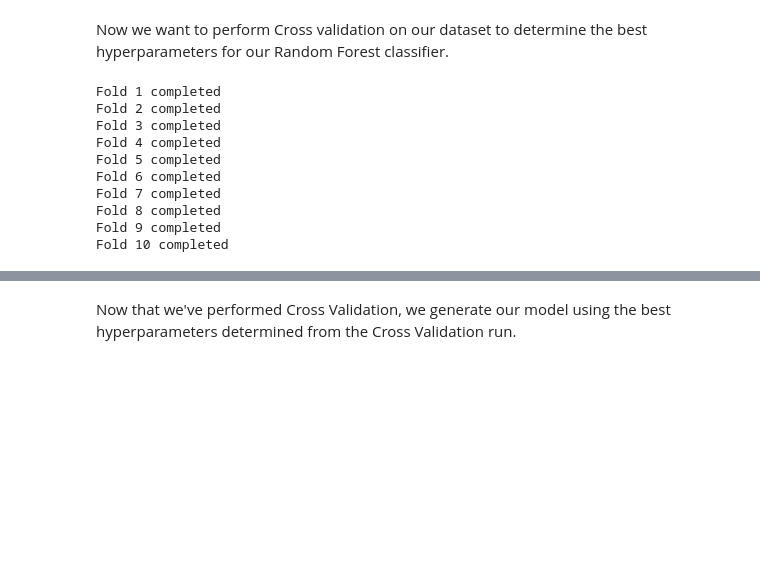
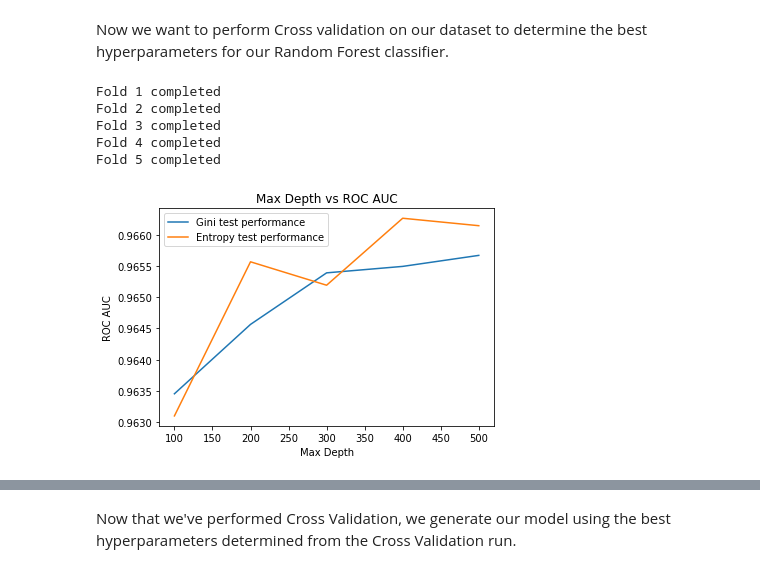
Before and after one commit to iamjeffx/CSCE-421, a Jupyter notebook: Project/Project.ipynb, the cells around one changed output, grey strips where cells are left out. Drawn from its saved outputs; the diff is of its cells as text; code cells hidden in the pictures; blank space fills up the shorter version.

```diff
--- a/Project/Project.ipynb
+++ b/Project/Project.ipynb
@@ -272,7 +348,7 @@ Now we want to perform Cross validation on our dataset to determine the best hyp
 # %%
 def Cross_Validate_Models_RF(max_trees, X_train, y_train):
     # Create splitter object
-    n_folds = 10
+    n_folds = 5
     splitter = StratifiedKFold(n_splits=n_folds, shuffle=True).split(X_train, y_train)
 
     # Performance
@@ -322,7 +398,7 @@ def Cross_Validate_Models_RF(max_trees, X_train, y_train):
         fold += 1
     return gini_perf, entropy_perf, gini_train, entropy_train
 # %%
-d = [20, 40, 60, 80, 100]
+d = [100, 200, 300, 400, 500]
 gini_perf_RF, entropy_perf_RF, gini_train_RF, entropy_train_RF = Cross_Validate_Models_RF(d,
                                                                                           pd.DataFrame(X_linear),
                                                                                           pd.DataFrame(y_linear))
@@ -332,11 +408,16 @@ Fold 2 completed
 Fold 3 completed
 Fold 4 completed
 Fold 5 completed
-Fold 6 completed
-Fold 7 completed
-Fold 8 completed
-Fold 9 completed
-Fold 10 completed
+# %%
+plt.plot(d, np.mean(gini_perf_RF, axis=1), label='Gini test performance')
+plt.plot(d, np.mean(entropy_perf_RF, axis=1), label='Entropy test performance')
+plt.title('Max Depth vs ROC AUC')
+plt.xlabel('Max Depth')
+plt.ylabel('ROC AUC')
+plt.legend()
+plt.show()
+# %% [output]
+[figure, added]
 # %%
 # Determine the best depth for each model
 max_trees_gini_RF = d[np.argmax(np.mean(gini_perf_RF, axis=1))]
```
Also changed, not shown: parts of 52 cells of this notebook.
